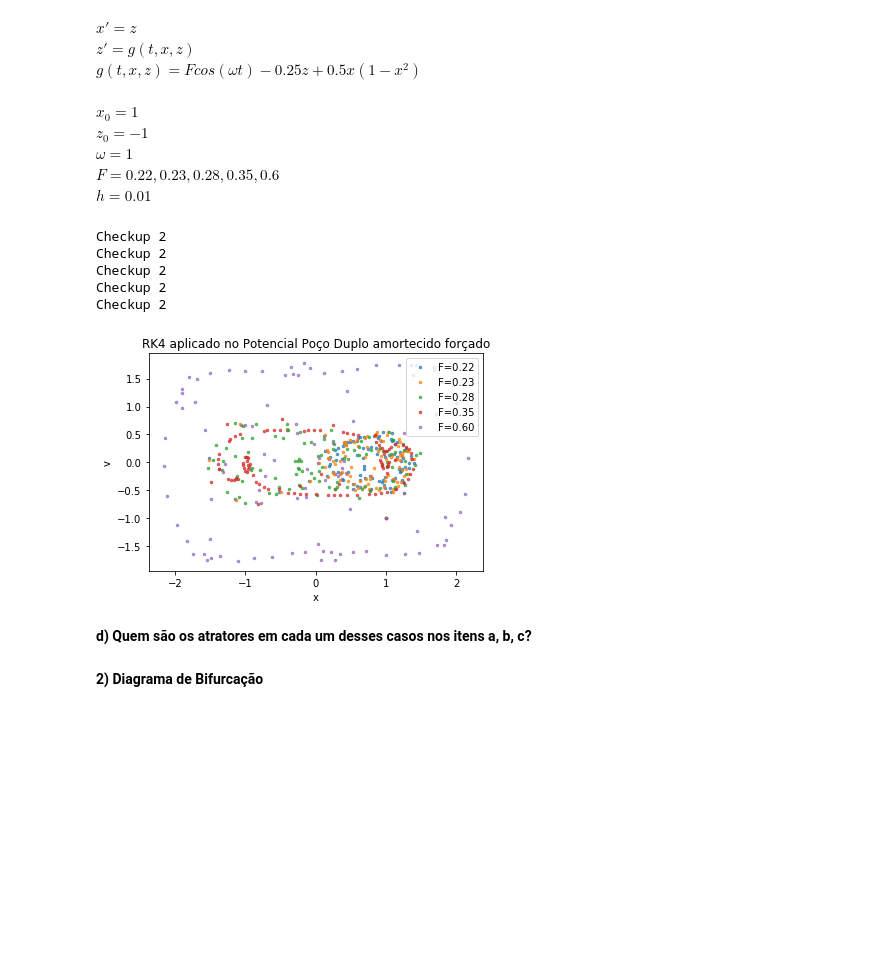
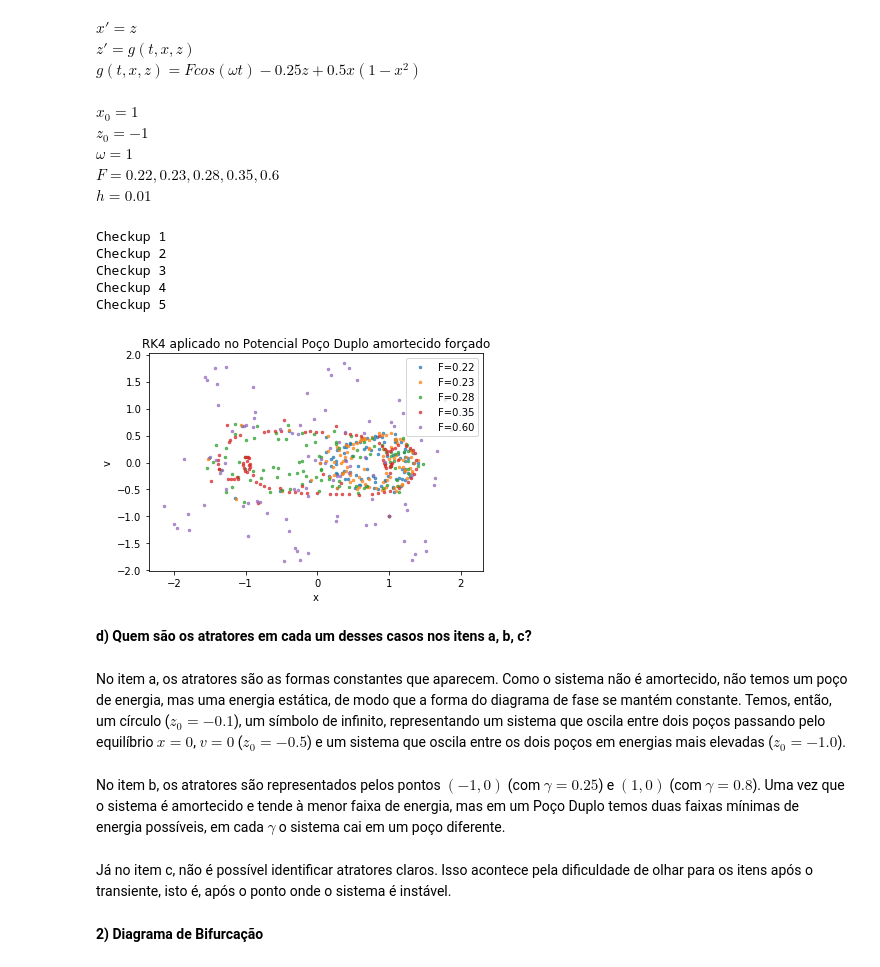
Before and after one commit to leonardovaladao/MAP214, a Jupyter notebook: Exercise Programs/EP4.ipynb, the cells around one changed output. Cells and saved outputs as stored; diff of their text form; code cells hidden in the pictures; blank space fills up the shorter version.

```diff
--- a/Exercise Programs/EP4.ipynb
+++ b/Exercise Programs/EP4.ipynb
@@ -155,7 +155,7 @@ def g(t,x,z):
 a=0
 b=100
 # Definir passo e constantes
-step = 1
+step = 0.1
 zs = [-0.1, -0.5, -1]
 # Loop para imprimir com as 3 constantes
 
@@ -173,7 +173,6 @@ for z in zs:
     plt.plot(x, v, label='z0={:.1f}'.format(z),
              marker='.', markersize=5, lw=0, alpha=0.75)
     # Imprimir checkup apenas para monitorar demora do algoritmo
-    print('Checkup',str(zs.index(z)+1))
 # Embelezar gráfico
 plt.title('RK4 aplicado no Potencial Poço Duplo sem amortecimento')
 plt.xlabel('x')
@@ -197,28 +193,34 @@ $z_0=-1$<br>
 $2\gamma=0.25,0.8$ <br>
 $h=0.01$
 # %%
+# Definir função
 def g(t,x,z):
-    return (1/2 * x*(1-x**2) - 2*gamma*z)
+    return (1/2 * x*(1-x**2) - gamma*z)
 # %%
+# Condições de contorno
 gs = [0.25, 0.8]
 a=0
 b=100
-step=1
+step=0.1
 
+# Repetir para todo gamma
 for gamma in gs:
     gamma=gamma
     x = []
     for t in np.arange(a,b,step):
-        x.append(rk4(g, y0=1, z0=-1, h=1, tf=t)[0])
+        x.append(rk4(g, y0=1, z0=-1, h=0.01, tf=t)[0])
     v = []
     for t in np.arange(a,b,step):
-        v.append(rk4(g, y0=1, z0=-1, h=1, tf=t)[1])
+        v.append(rk4(g, y0=1, z0=-1, h=0.01, tf=t)[1])
 
+    # Plotar
     plt.plot(x, v, label='gamma={:.2f}'.format(gamma),
              marker='.', markersize=5, lw=0, alpha=0.7)
 
+    # Checkup para verificar andamento do programa
     print('Checkup',str(gs.index(gamma)+1))
 
+# Detalhes do gráfico
 plt.title('RK4 aplicado no Potencial Poço Duplo amortecido')
 plt.xlabel('x')
 plt.ylabel('v')
@@ -244,29 +247,39 @@ $h=0.01$
 def g(t,x,z):
     return (F*np.cos(w*t) - 0.25*z + 0.5*x*(1-x**2))
 # %%
-for F in [0.22, 0.23, 0.28, 0.35, 0.6]:
+# Condições de contorno
+Fs = [0.22, 0.23, 0.28, 0.35, 0.6]
+a = 0
+b = 100
+step = 1
+
+# Repetir para todo F
+for F in Fs:
     w=1
-    x = [rk4(g, y0=1, z0=-1, h=0.001, tf=t)[0]
-         for t in np.arange(0,100,1)]
-    v = [rk4(g, y0=1, z0=-1, h=0.001, tf=t)[1]
-         for t in np.arange(0,100,1)]
+    x = [rk4(g, y0=1, z0=-1, h=0.01, tf=t)[0]
+         for t in np.arange(a,b,step)]
+    v = [rk4(g, y0=1, z0=-1, h=0.01, tf=t)[1]
+         for t in np.arange(a,b,step)]
 
+    # Plotar
     plt.plot(x, v, label='F={:.2f}'.format(F),
              marker='.', markersize=5, lw=0, alpha=0.7)
 
-    print('Checkup',str(gs.index(gamma)+1))
+    # Checkup
+    print('Checkup',str(Fs.index(F)+1))
 
+# Gráfico
 plt.title('RK4 aplicado no Potencial Poço Duplo amortecido forçado')
 plt.xlabel('x')
 plt.ylabel('v')
 plt.legend()
 plt.show()
 # %% [output]
+Checkup 1
 Checkup 2
-Checkup 2
-Checkup 2
-Checkup 2
-Checkup 2
+Checkup 3
+Checkup 4
+Checkup 5
-[figure, old version]
+[figure, new version]
 # %% [markdown]
 **d) Quem são os atratores em cada um desses casos nos itens a, b, c?**
@@ -275,3 +286,9 @@ Checkup 2
+# %% [markdown]
+No item a, os atratores são as formas constantes que aparecem. Como o sistema não é amortecido, não temos um poço de energia, mas uma energia estática, de modo que a forma do diagrama de fase se mantém constante. Temos, então, um círculo ($z_0=-0.1$), um símbolo de infinito, representando um sistema que oscila entre dois poços passando pelo equilíbrio $x=0$, $v=0$ ($z_0=-0.5$) e um sistema que oscila entre os dois poços em energias mais elevadas ($z_0=-1.0$).
+# %% [markdown]
+No item b, os atratores são representados pelos pontos $(-1, 0)$ (com $\gamma=0.25$) e $(1,0)$ (com $\gamma=0.8$). Uma vez que o sistema é amortecido e tende à menor faixa de energia, mas em um Poço Duplo temos duas faixas mínimas de energia possíveis, em cada $\gamma$ o sistema cai em um poço diferente.
+# %% [markdown]
+Já no item c, não é possível identificar atratores claros. Isso acontece pela dificuldade de olhar para os itens após o transiente, isto é, após o ponto onde o sistema é instável.
 # %% [markdown]
 **2) Diagrama de Bifurcação**
 # %% [markdown]
```
Also changed, not shown: parts of 18 cells of this notebook, 2 other files.
